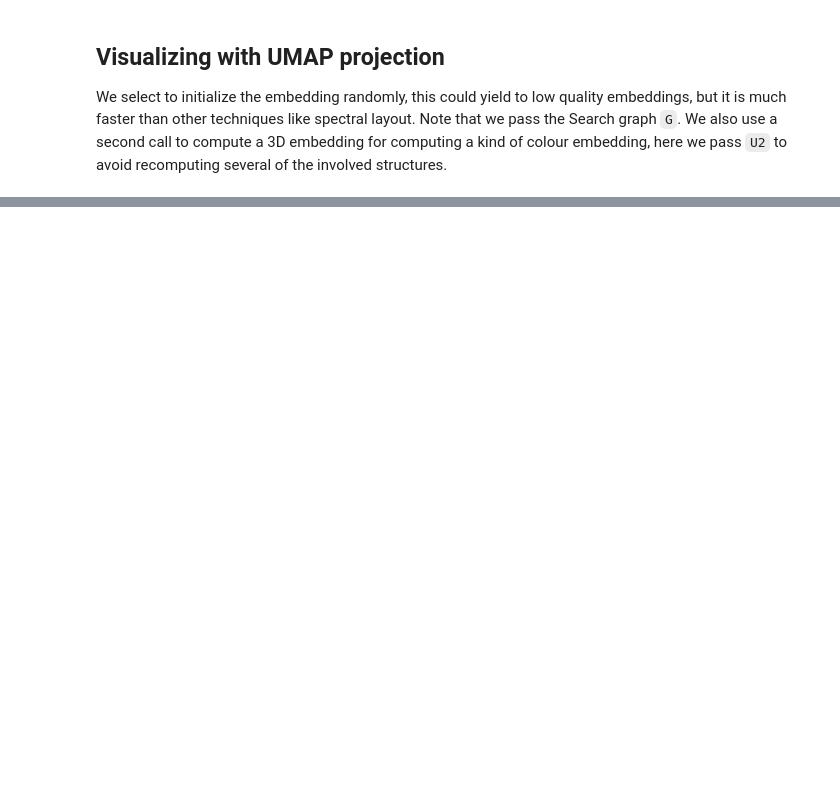
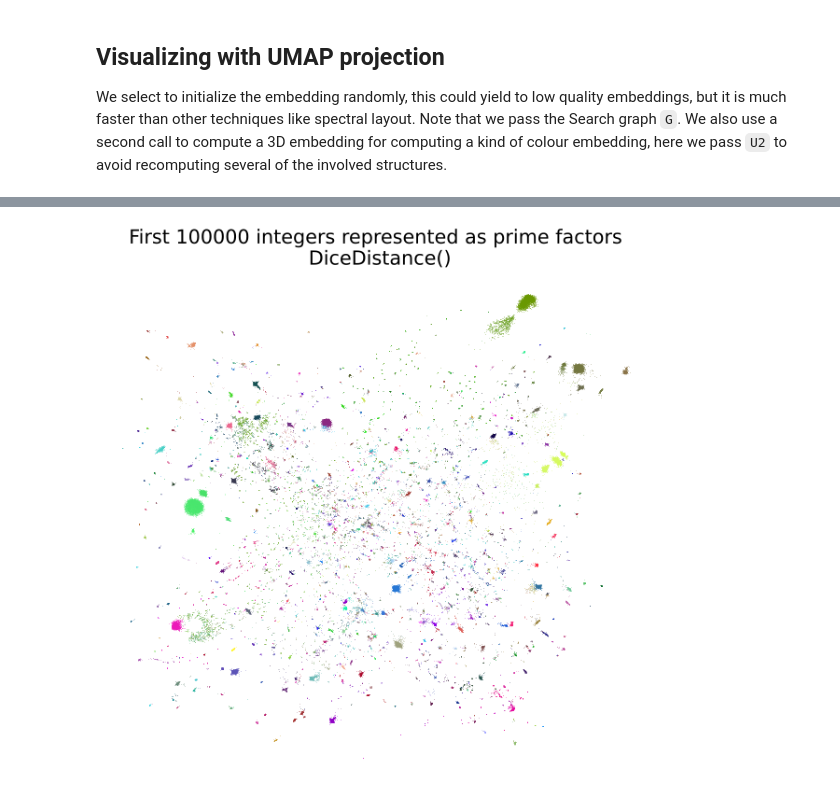
Before and after one commit to sadit/SimilaritySearchDemos, a Jupyter notebook: primes/primes-umap.ipynb, the cells around one changed output, grey strips where cells are left out. Drawn from its saved outputs; the diff is of its cells as text; code cells hidden in the pictures; blank space fills up the shorter version.

```diff
--- a/primes/primes-umap.ipynb
+++ b/primes/primes-umap.ipynb
@@ -55,5 +68,9 @@ IJulia.clear_output()
 ## Visualizing with UMAP projection
 We select to initialize the embedding randomly, this could yield to low quality embeddings, but it is much faster than other techniques like spectral layout. Note that we pass the Search graph `G`. We also use a second call to compute a 3D embedding for computing a kind of colour embedding, here we pass `U2` to avoid recomputing several of the involved structures.
 # %%
-U2 = UMAP_(G, 2; n_neighbors=15, init=:random, n_epochs=30)
-U3 = UMAP_(U2, 3; init=:random, n_epochs=50)
+#layout = RandomLayout()
+layout = KnnGraphComponentsLayout()
+n_epochs = 50
+n_neighbors = 50
+U2 = UMAP_(G, 2; n_neighbors, layout, n_epochs)
+U3 = UMAP_(U2, 3; layout, n_epochs)
@@ -60,19 +97,21 @@ U3 = UMAP_(U2, 3; init=:random, n_epochs=50)
 # %%
 X = @view U2.embedding[1, :]
 Y = @view U2.embedding[2, :]
 
 function normcolors(V)
     min_, max_ = extrema(V)
     V .= (V .- min_) ./ (max_ - min_)
     V .= clamp.(V, 0, 1)
 end
 
 C = copy(U3.embedding)
 normcolors(@view C[1, :])
 normcolors(@view C[2, :])
 normcolors(@view C[3, :])
 
 C = [RGB(c...) for c in eachcol(C)]
 
-scatter(X, Y, c=C, fmt=:png, size=(600, 600), ma=0.3, a=0.3, ms=1, msw=0, label="", yticks=nothing, xticks=nothing, title="First $n integers represented as prime factors\n $dist")
+scatter(X, Y, c=C, fmt=:png, size=(600, 600), ma=0.3, a=0.3, ms=1, msw=0, label="", yticks=nothing, xticks=nothing, xaxis=false, yaxis=false, title="First $n integers represented as prime factors\n $dist")
 #savefig("umap-primes-1M.png")
+# %% [output]
+[figure, added]
```
Also changed, not shown: parts of 7 cells of this notebook, 3 other files.
